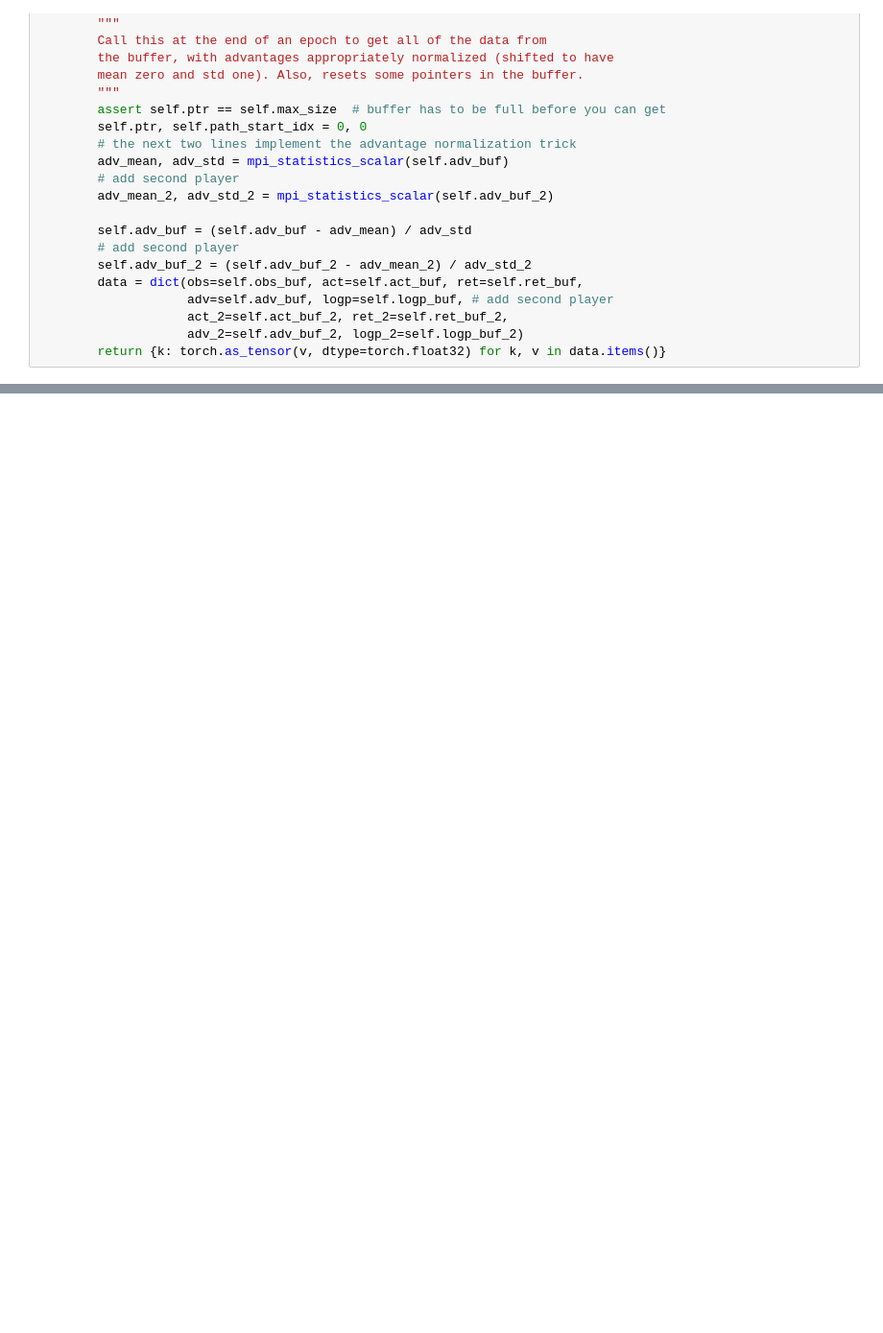
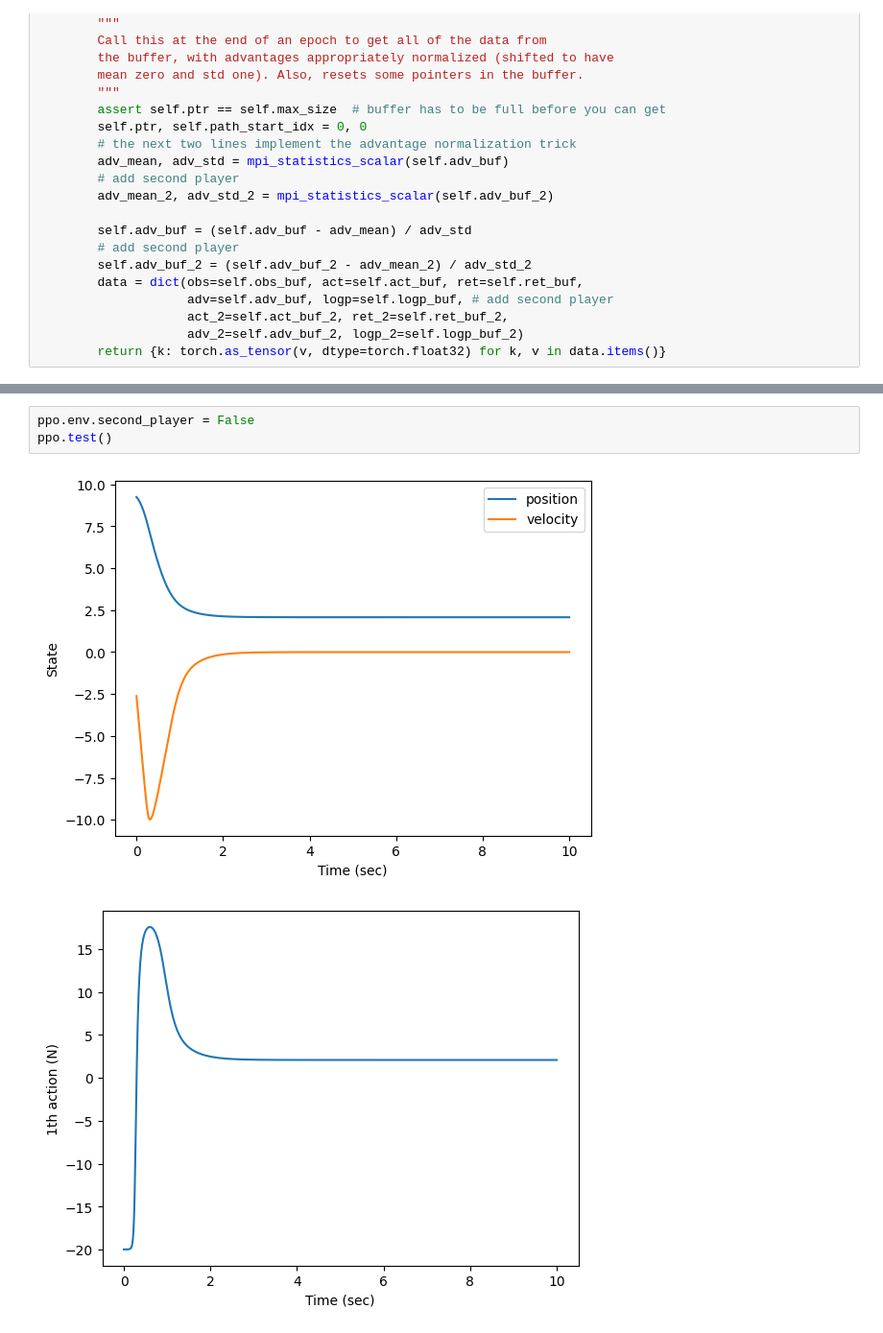
Before and after one commit to alibaniasad1999/master-thesis, a Jupyter notebook: Code/Python/MBK/PPO/DG/PPO_MBK_DG.ipynb, the cells around one changed output, grey strips where cells are left out. Shown at 96% size. Cells and saved outputs as stored; diff of their text form; blank space fills up the shorter version.

Commit message:
add worked file with options for enable or disable second player

```diff
--- a/Code/Python/MBK/PPO/DG/PPO_MBK_DG.ipynb
+++ b/Code/Python/MBK/PPO/DG/PPO_MBK_DG.ipynb
@@ -1929,0 +1957,6 @@ ppo.test()
+# %%
+ppo.env.second_player = False
+ppo.test()
+# %% [output]
+[figure, added]
+[figure, added]
```
Also changed, not shown: parts of 21 cells of this notebook, 8 other files.
